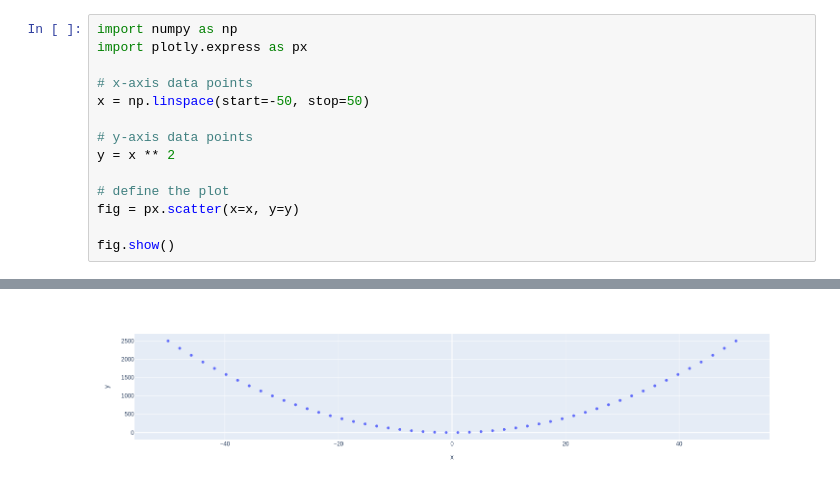
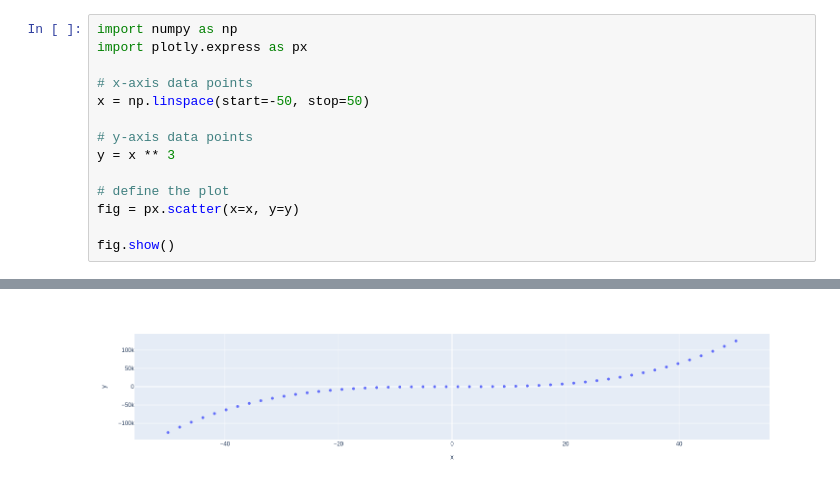
Before and after one commit to kfclts/my-notebooks-repo, a Jupyter notebook: experiment1.ipynb, the cells around one changed output, grey strips where cells are left out. Drawn from its saved outputs; the diff is of its cells as text.

```diff
--- a/experiment1.ipynb
+++ b/experiment1.ipynb
@@ -6,7 +6,7 @@ import plotly.express as px
 x = np.linspace(start=-50, stop=50)
 
 # y-axis data points
-y = x ** 2
+y = x ** 3
 
 # define the plot
 fig = px.scatter(x=x, y=y)
@@ -17 +16 @@ fig.show()
-[figure, old version]
+[figure, new version]
```
Also changed, not shown: parts of 1 cell of this notebook.
